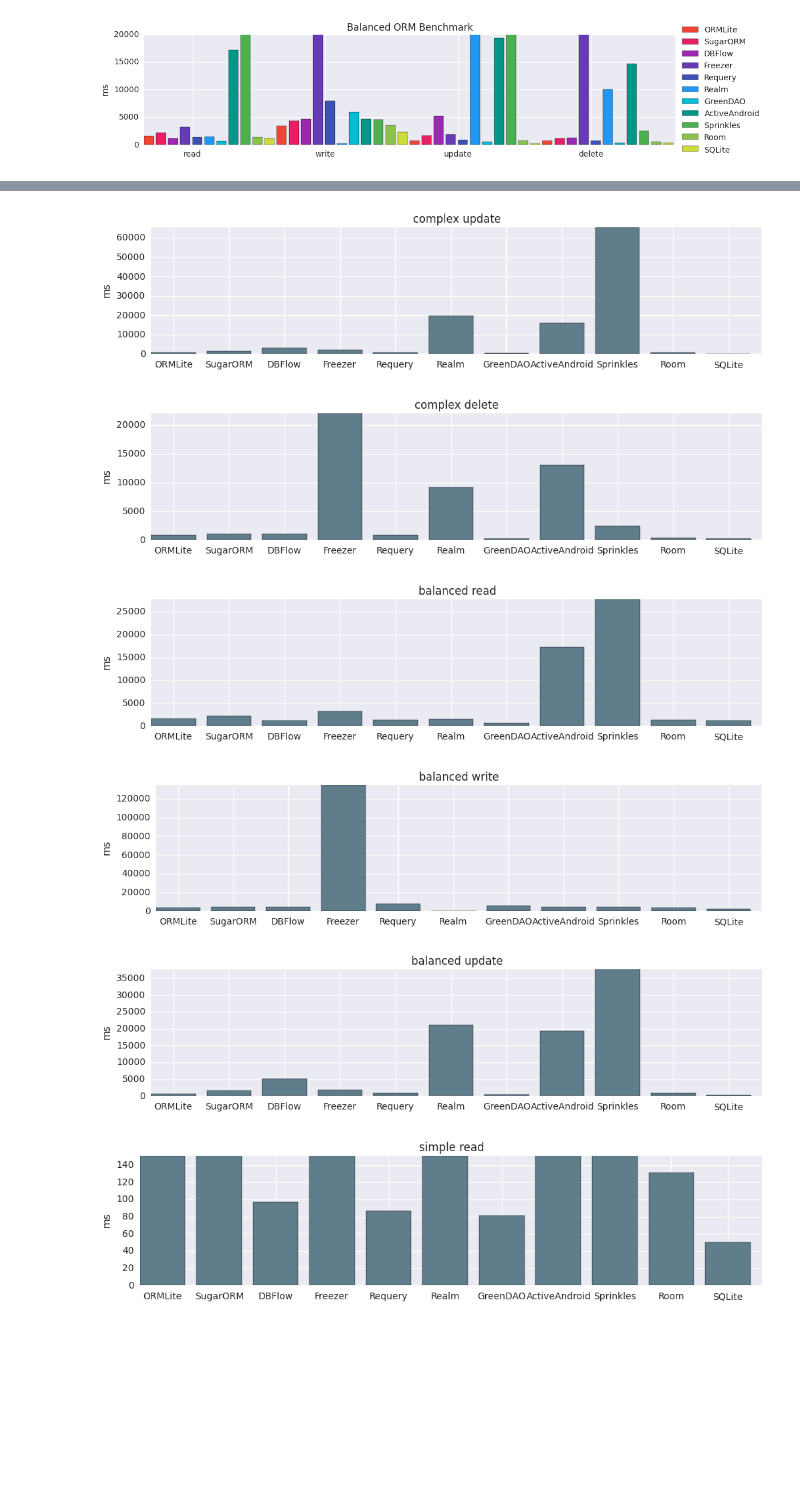
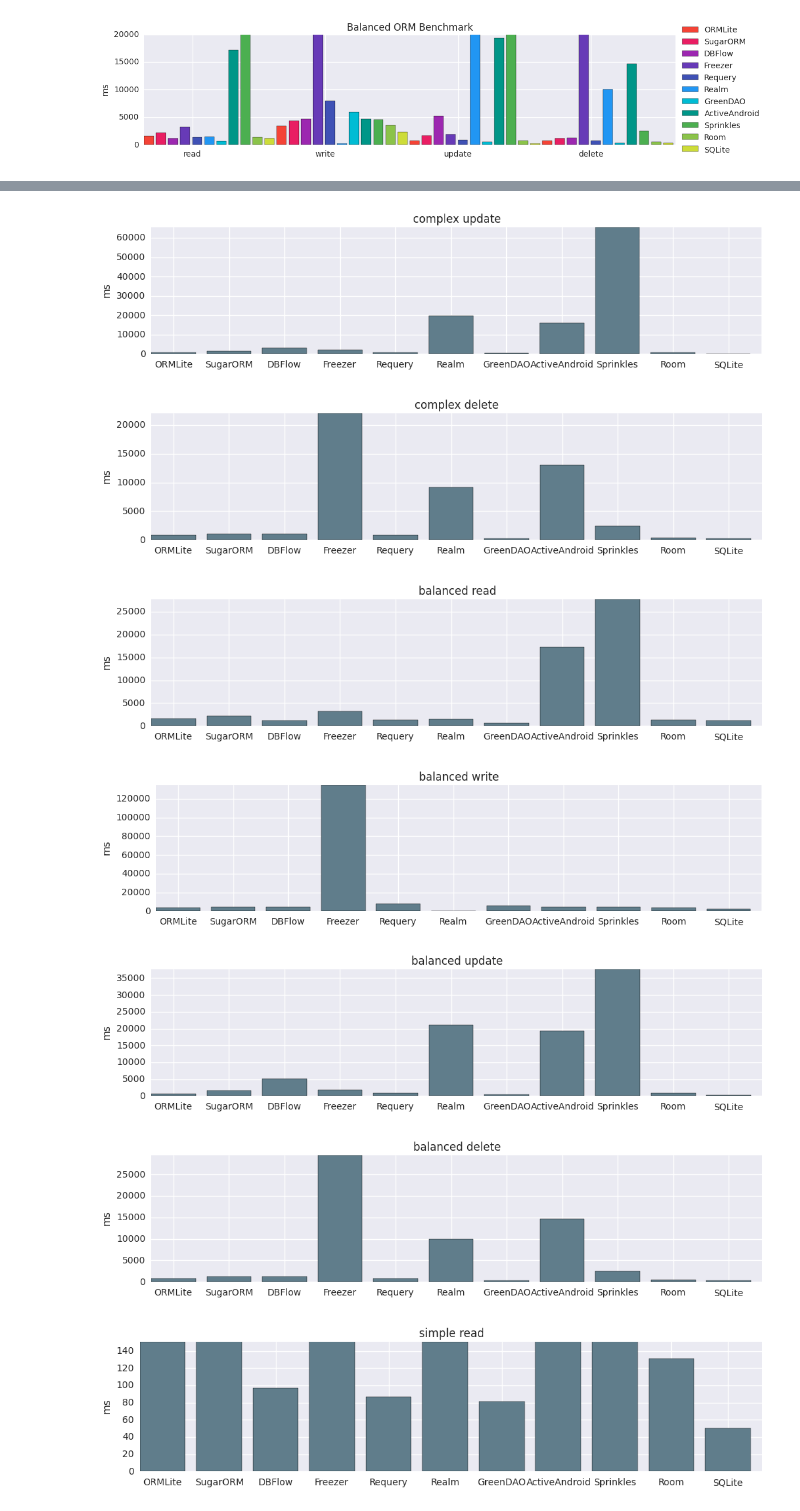
Before and after one commit to AlexeyZatsepin/Android-ORM-benchmark, a Jupyter notebook: statistics.ipynb, the cells around one changed output, grey strips where cells are left out. Saved outputs shown, nothing was run; the diff lists cells and outputs as text; code cells hidden in the pictures; blank space fills up the shorter version.

```diff
--- a/statistics.ipynb
+++ b/statistics.ipynb
@@ -63,29 +63,32 @@ benchmark_plot('Balanced ORM Benchmark',table_titles[8:12],20000)
 # %% [output]
 [figure]
 # %%
-def details_plot(index, color='#607D8B', max_value_func = max):
+def details_plot(index, color='#607D8B', value_func = max):
     pp.figure(figsize=(12,2.5))
+    row = result_table.iloc[:,[0,index+1]]
+
     rows = len(result_table.index)
+    pp.axis((0,rows,0,value_func(row[table_titles[index]])))
+
     pp.title(table_titles[index])
-    row = result_table.iloc[:,[0,index+1]]
     pp.bar([j for j in range(len(row))], row[table_titles[index]], color = color)
     pp.xticks([i+0.4 for i in range(len(row))],[k for k in row['name']])
-    pp.axis((0,rows,0,max_value_func(row[table_titles[index]])))
     pp.ylabel('ms')
 # %%
-for i in range(len(result_table.index)):
+for i in range(len(result_table.index)+1):
     details_plot(i)
 # %% [output]
 [figure]
 [figure]
 [figure]
 [figure]
 [figure]
 [figure]
 [figure]
 [figure]
 [figure]
 [figure]
 [figure]
+[figure, added]
 # %%
 import statistics
```
Also changed, not shown: parts of 1 cell of this notebook, 15 other files.
